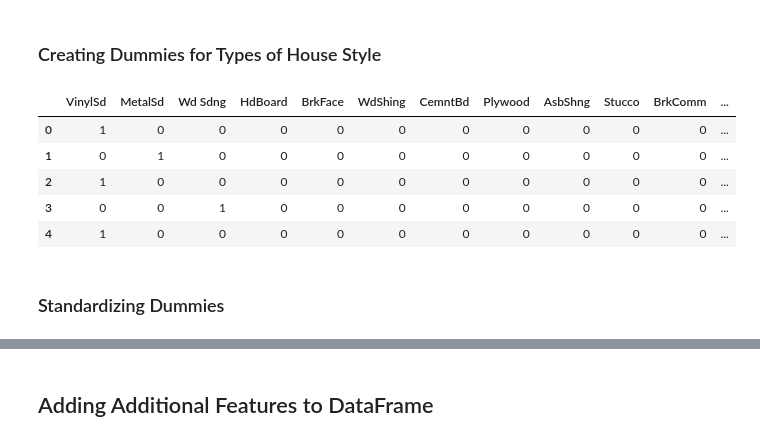
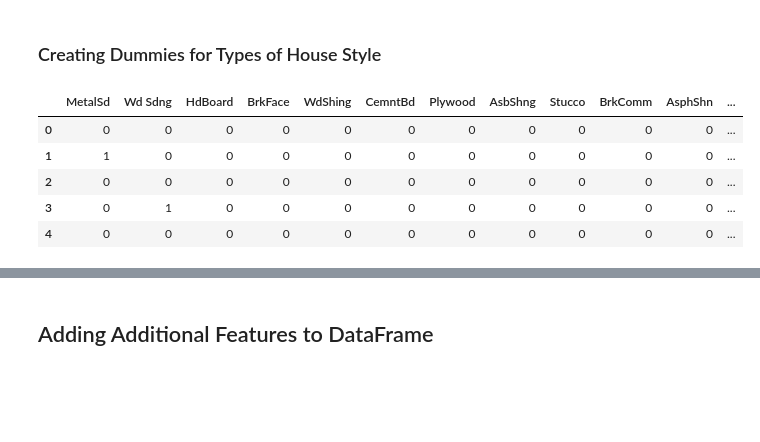
Before and after one commit to kanishsharma/rsm338, a Jupyter notebook: Project 1 - Iowa House Price/Iowa_Housing_Code.ipynb, the cells around one changed output, grey strips where cells are left out. Saved outputs shown, nothing was run; the diff lists cells and outputs as text; code cells hidden in the pictures; blank space fills up the shorter version.

```diff
--- a/Project 1 - Iowa House Price/Iowa_Housing_Code.ipynb
+++ b/Project 1 - Iowa House Price/Iowa_Housing_Code.ipynb
@@ -593,28 +606,28 @@ HouseStyle_standardized.head(5)
 # %%
 Exterior1st_types = []
 Exterior1st = {}
 
 for i in original_data['Exterior1st']:
     if i not in Exterior1st_types:
         Exterior1st_types.append(i)
         Exterior1st[i] = []
 
 for i in original_data['Exterior1st']:
     for j in range(len(Exterior1st_types)):
         if i == Exterior1st_types[j]:
             Exterior1st[Exterior1st_types[j]].append(1)
         else:
             Exterior1st[Exterior1st_types[j]].append(0)
 
 Exterior1st = pd.DataFrame.from_dict(Exterior1st)
 Exterior1st = Exterior1st[Exterior1st.columns[:-1]]
+Exterior1st.drop('VinylSd', axis=1, inplace=True)
+# VinylSd is the omitted category, dropped this column from the data
 Exterior1st.head()
 # %% [output]
-|  | VinylSd | MetalSd | Wd Sdng | HdBoard | BrkFace | WdShing | CemntBd | Plywood | AsbShng | Stucco | BrkComm | ... |
-| 0 | 1 | 0 | 0 | 0 | 0 | 0 | 0 | 0 | 0 | 0 | 0 | ... |
-| 1 | 0 | 1 | 0 | 0 | 0 | 0 | 0 | 0 | 0 | 0 | 0 | ... |
-| 2 | 1 | 0 | 0 | 0 | 0 | 0 | 0 | 0 | 0 | 0 | 0 | ... |
-| 3 | 0 | 0 | 1 | 0 | 0 | 0 | 0 | 0 | 0 | 0 | 0 | ... |
-| 4 | 1 | 0 | 0 | 0 | 0 | 0 | 0 | 0 | 0 | 0 | 0 | ... |
+|  | MetalSd | Wd Sdng | HdBoard | BrkFace | WdShing | CemntBd | Plywood | AsbShng | Stucco | BrkComm | AsphShn | ... |
+| 0 | 0 | 0 | 0 | 0 | 0 | 0 | 0 | 0 | 0 | 0 | 0 | ... |
+| 1 | 1 | 0 | 0 | 0 | 0 | 0 | 0 | 0 | 0 | 0 | 0 | ... |
+| 2 | 0 | 0 | 0 | 0 | 0 | 0 | 0 | 0 | 0 | 0 | 0 | ... |
+| 3 | 0 | 1 | 0 | 0 | 0 | 0 | 0 | 0 | 0 | 0 | 0 | ... |
+| 4 | 0 | 0 | 0 | 0 | 0 | 0 | 0 | 0 | 0 | 0 | 0 | ... |
-# %% [markdown]
-### Standardizing Dummies
```
Also changed, not shown: parts of 13 cells of this notebook.
